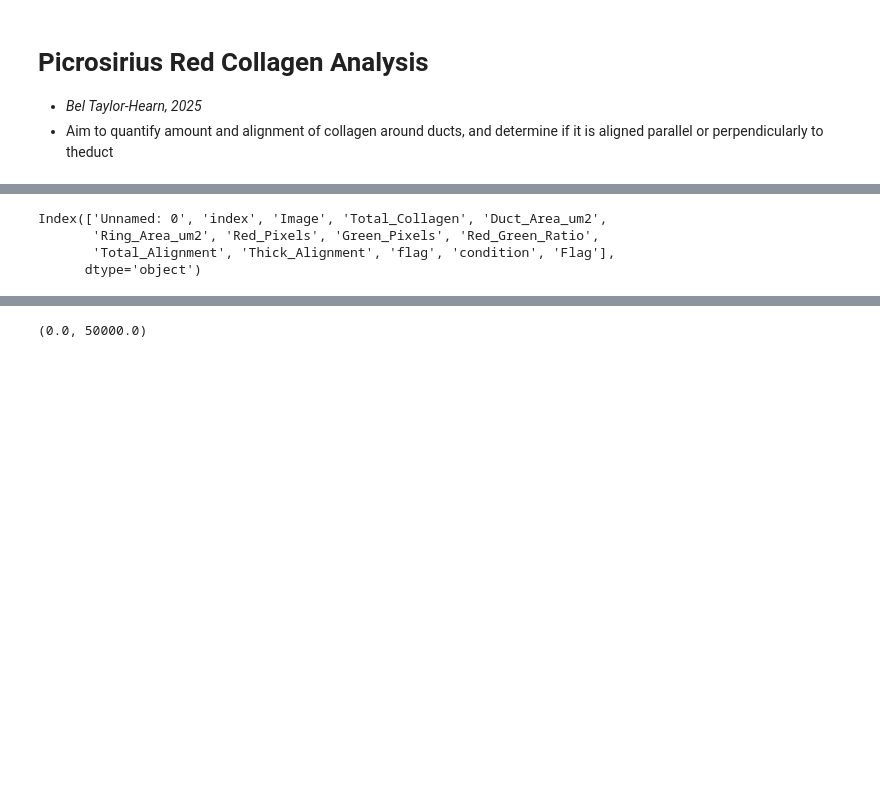
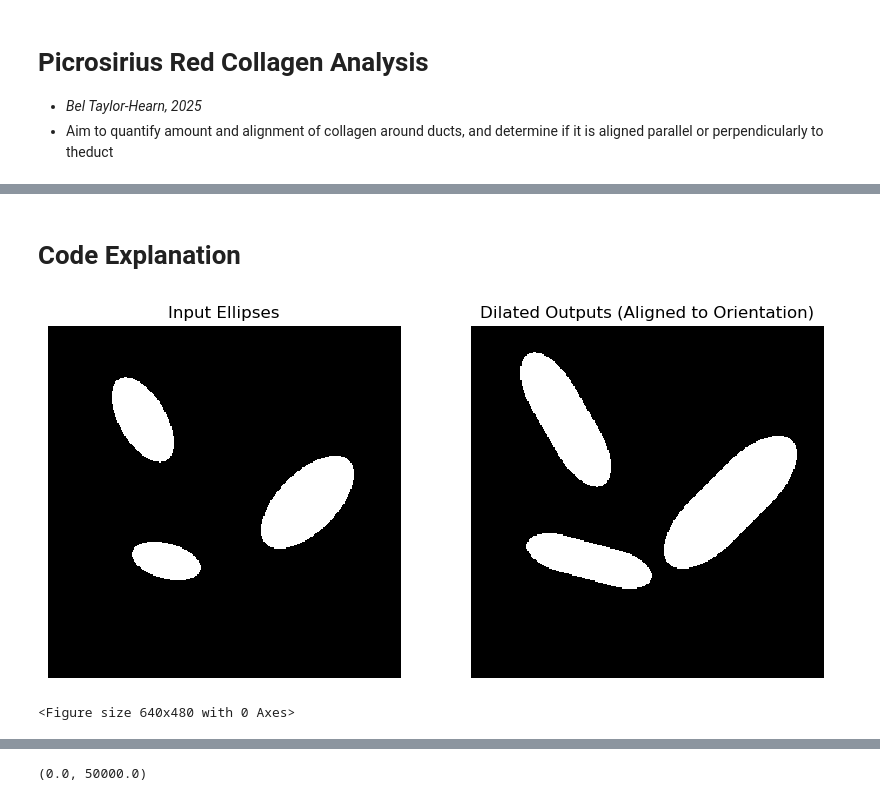
Before and after one commit to isobelth/image_quantification, a Jupyter notebook: Picrosirius_Red_Collagen_Analaysis/Picrosirius_Red_Collagen_Alignment_Analysis_WORK_IN_PROGRESS.ipynb, the cells around one changed output, grey strips where cells are left out. Saved outputs shown, nothing was run; the diff lists cells and outputs as text; code cells hidden in the pictures; blank space fills up the shorter version.

```diff
--- a/Picrosirius_Red_Collagen_Analaysis/Picrosirius_Red_Collagen_Alignment_Analysis_WORK_IN_PROGRESS.ipynb
+++ b/Picrosirius_Red_Collagen_Analaysis/Picrosirius_Red_Collagen_Alignment_Analysis_WORK_IN_PROGRESS.ipynb
@@ -786,0 +523,9 @@ Mean radial alignment score: 0.466
+# %%
+def signed_orientation(region):
+    img = region.image.astype(float)
+    mu = moments_central(img)
+    y20 = mu[2, 0]
+    y02 = mu[0, 2]
+    y11 = mu[1, 1]
+    angle_rad = 0.5 * np.arctan2(2 * y11, y20 - y02)
+    return np.rad2deg(angle_rad)
@@ -824,7 +553,52 @@ total_data = pd.concat((total_data, wt))
-# %%
-total_data.columns
-# %% [output]
-Index(['Unnamed: 0', 'index', 'Image', 'Total_Collagen', 'Duct_Area_um2',
-       'Ring_Area_um2', 'Red_Pixels', 'Green_Pixels', 'Red_Green_Ratio',
-       'Total_Alignment', 'Thick_Alignment', 'flag', 'condition', 'Flag'],
-      dtype='object')
+# %% [markdown]
+# Code Explanation
+# %%
+def signed_orientation(region):
+    img = region.image.astype(float)
+    mu = moments_central(img)
+    y20 = mu[2, 0]
+    y02 = mu[0, 2]
+    y11 = mu[1, 1]
+    angle_rad = 0.5 * np.arctan2(2 * y11, y20 - y02)
+    return np.rad2deg(angle_rad)
+
+image = np.zeros((300, 300), dtype=np.uint8)
+ellipses = [
+    (80, 80, 40, 20, 30),
+    (200, 100, 30, 15, 75),
+    (150, 220, 50, 25, -45),
+]
+
+# Draw each ellipse with a unique label
+for i, (cy, cx, r_radius, c_radius, angle) in enumerate(ellipses):
+    rr, cc = ellipse(cy, cx, r_radius, c_radius, rotation=np.deg2rad(angle), shape=image.shape)
+    image[rr, cc] = i + 1
+label_img = label(image)
+props = regionprops(label_img)
+dilated_output = np.zeros_like(image, dtype=np.uint8)
+
+# Process each region
+for region in props:
+    region_label = region.label
+    mask = label_img == region_label
+    angle_to_rotate = signed_orientation(region)
+    selem = np.zeros((51, 51), dtype=bool)
+    selem[25, :] = 1
+    rotated_selem = rotate(selem.astype(float), angle=90 + angle_to_rotate, reshape=False, order=0) > 0.5
+    dilated = binary_dilation(mask, structure=rotated_selem)
+    dilated_output[dilated] = 255
+
+fig, ax = plt.subplots(ncols=2, figsize=(10, 5))
+ax[0].imshow(image > 0, cmap='gray', interpolation="None")
+ax[0].set_title("Input Ellipses")
+ax[0].axis('off')
+
+ax[1].imshow(dilated_output, cmap='gray', interpolation="None")
+ax[1].set_title("Dilated Outputs (Aligned to Orientation)")
+ax[1].axis('off')
+
+plt.show()
+plt.savefig("code_explanation.pdf", bbox_inches='tight', transparent=True)
+# %% [output]
+[figure, added]
+<Figure size 640x480 with 0 Axes>
```
Also changed, not shown: parts of 27 cells of this notebook, 6 other files.
